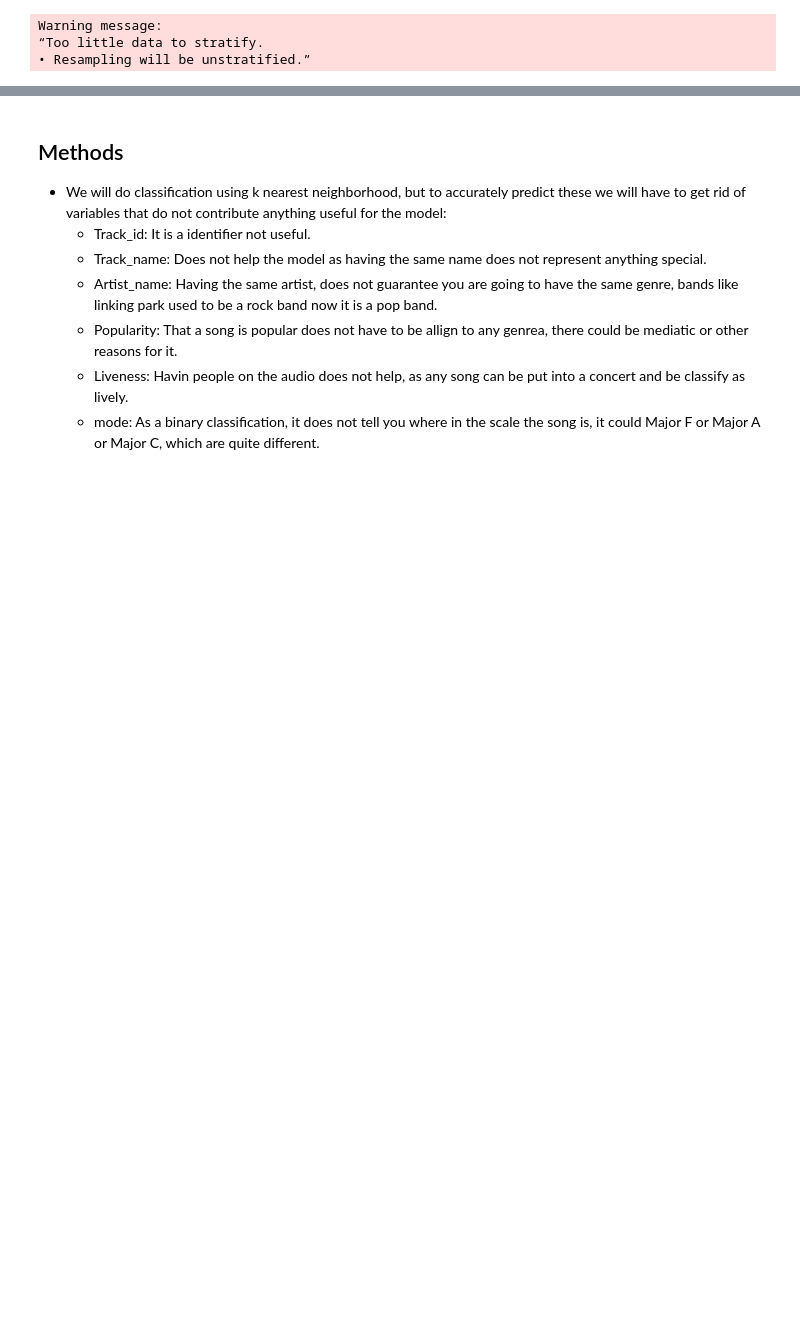
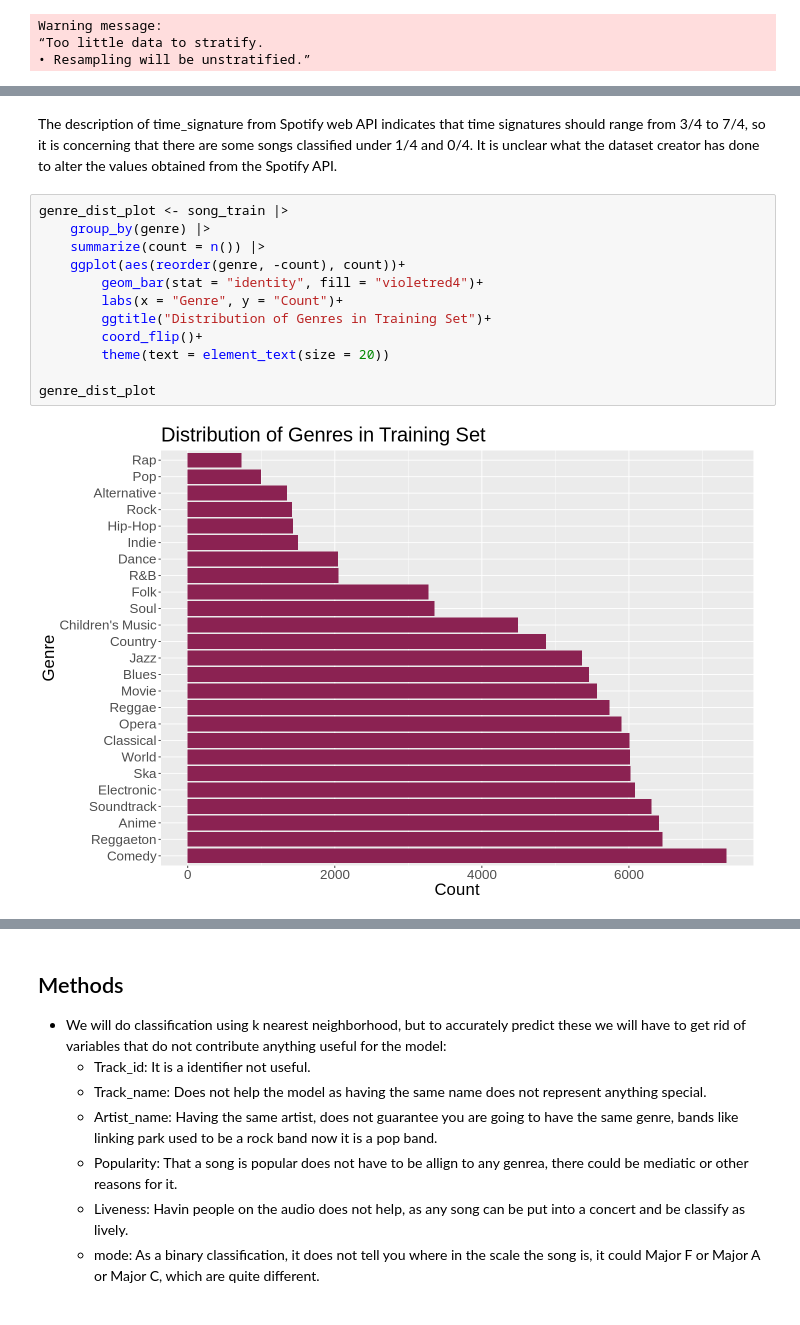
Before and after one commit to aidanmeharg/dsci-100-2022W2-group-5, a Jupyter notebook: group_5_proposal.ipynb, the cells around one changed output, grey strips where cells are left out. Saved outputs shown, nothing was run; the diff lists cells and outputs as text; blank space fills up the shorter version.

```diff
--- a/group_5_proposal.ipynb
+++ b/group_5_proposal.ipynb
@@ -189,0 +255,16 @@ Warning message:
+# %% [markdown]
+The description of time_signature from Spotify web API indicates that time signatures should range from 3/4 to 7/4, so it is concerning that there are some songs classified under 1/4 and 0/4. It is unclear what the dataset creator has done to alter the values obtained from the Spotify API.
+# %%
+genre_dist_plot <- song_train |>
+    group_by(genre) |>
+    summarize(count = n()) |>
+    ggplot(aes(reorder(genre, -count), count))+
+        geom_bar(stat = "identity", fill = "violetred4")+
+        labs(x = "Genre", y = "Count")+
+        ggtitle("Distribution of Genres in Training Set")+
+        coord_flip()+
+        theme(text = element_text(size = 20))
+
+genre_dist_plot
+# %% [output]
+[figure, added]
```
Also changed, not shown: parts of 20 cells of this notebook.
